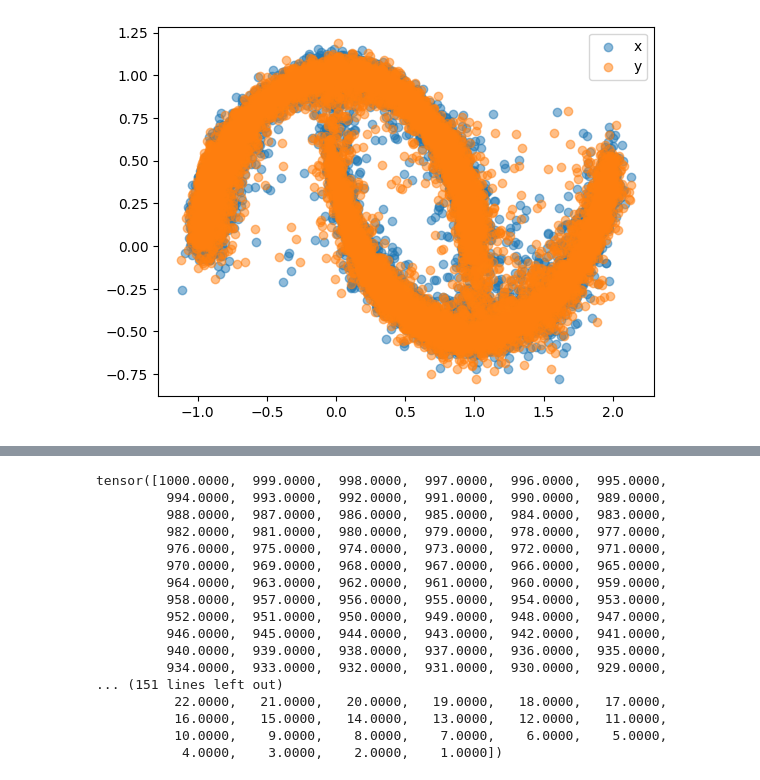
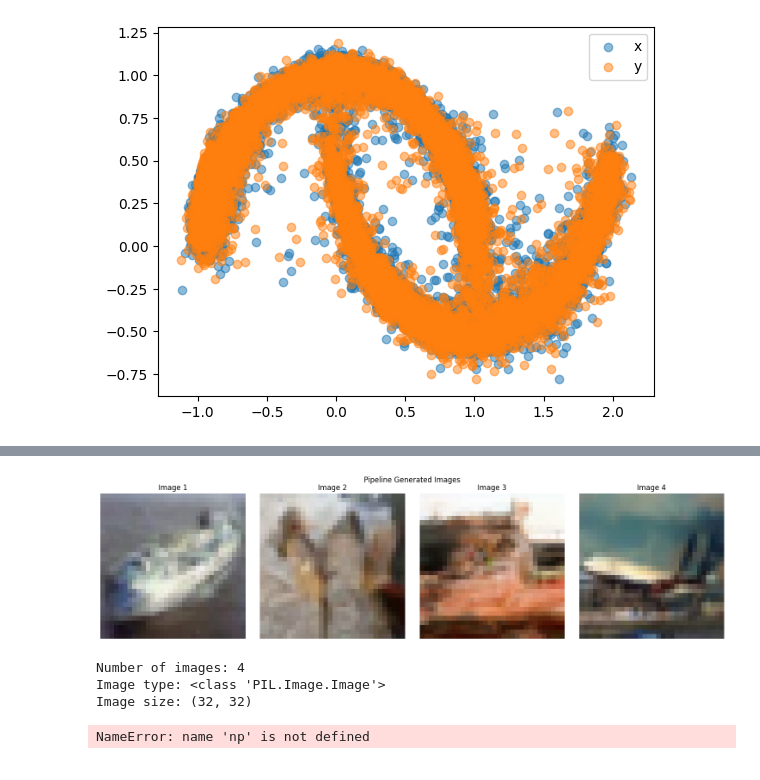
Before and after one commit to VanessB/mutinfo, a Jupyter notebook: generative_rv_example.ipynb, the cells around one changed output, grey strips where cells are left out. Cells and saved outputs as stored; diff of their text form; code cells hidden in the pictures.

```diff
--- a/generative_rv_example.ipynb
+++ b/generative_rv_example.ipynb
@@ -120,4 +121,4 @@ visualize_x_and_y(x, y)
 from diffusers import DDPMPipeline
 
 pipeline = DDPMPipeline.from_pretrained("FrankCCCCC/cfm-cifar10-32")
-pipeline
+imgs = pipeline(batch_size=4).images
@@ -138,20 +125,43 @@ DDPMPipeline {
-# %%
-pipeline.scheduler.timesteps
-# %% [output]
-tensor([1000.0000,  999.0000,  998.0000,  997.0000,  996.0000,  995.0000,
-         994.0000,  993.0000,  992.0000,  991.0000,  990.0000,  989.0000,
-         988.0000,  987.0000,  986.0000,  985.0000,  984.0000,  983.0000,
-         982.0000,  981.0000,  980.0000,  979.0000,  978.0000,  977.0000,
-         976.0000,  975.0000,  974.0000,  973.0000,  972.0000,  971.0000,
-         970.0000,  969.0000,  968.0000,  967.0000,  966.0000,  965.0000,
-         964.0000,  963.0000,  962.0000,  961.0000,  960.0000,  959.0000,
-         958.0000,  957.0000,  956.0000,  955.0000,  954.0000,  953.0000,
-         952.0000,  951.0000,  950.0000,  949.0000,  948.0000,  947.0000,
-         946.0000,  945.0000,  944.0000,  943.0000,  942.0000,  941.0000,
-         940.0000,  939.0000,  938.0000,  937.0000,  936.0000,  935.0000,
-         934.0000,  933.0000,  932.0000,  931.0000,  930.0000,  929.0000,
-... (151 lines left out)
-          22.0000,   21.0000,   20.0000,   19.0000,   18.0000,   17.0000,
-          16.0000,   15.0000,   14.0000,   13.0000,   12.0000,   11.0000,
-          10.0000,    9.0000,    8.0000,    7.0000,    6.0000,    5.0000,
-           4.0000,    3.0000,    2.0000,    1.0000])
+# %%
+from matplotlib import pyplot as plt
+
+def show_pipeline_images(images, title="Generated Images"):
+    n_images = len(images)
+    fig, axes = plt.subplots(1, n_images, figsize=(15, 4))
+
+    if n_images == 1:
+        axes = [axes]
+
+    for i, img in enumerate(images):
+        axes[i].imshow(img)
+        axes[i].axis('off')
+        axes[i].set_title(f"Image {i+1}")
+
+    plt.suptitle(title)
+    plt.tight_layout()
+    plt.show()
+
+# Display the images
+show_pipeline_images(imgs, "Pipeline Generated Images")
+
+# Print image properties for debugging
+print(f"Number of images: {len(imgs)}")
+print(f"Image type: {type(imgs[0])}")
+if hasattr(imgs[0], 'size'):
+    print(f"Image size: {imgs[0].size}")
+
+# Convert PIL to numpy for further inspection
+img_arrays = [np.array(img) for img in imgs]
+print(f"Image array shape: {img_arrays[0].shape}")
+print(f"Image value range: [{img_arrays[0].min()}, {img_arrays[0].max()}]")
+print(f"Image dtype: {img_arrays[0].dtype}")
+
+# Show individual pixel statistics
+for i, img_array in enumerate(img_arrays):
+    print(f"Image {i+1} - Mean: {img_array.mean():.3f}, Std: {img_array.std():.3f}")
+# %% [output]
+[figure, added]
+Number of images: 4
+Image type: <class 'PIL.Image.Image'>
+Image size: (32, 32)
+NameError: name 'np' is not defined
```
Also changed, not shown: parts of 5 cells of this notebook, 2 other files.
